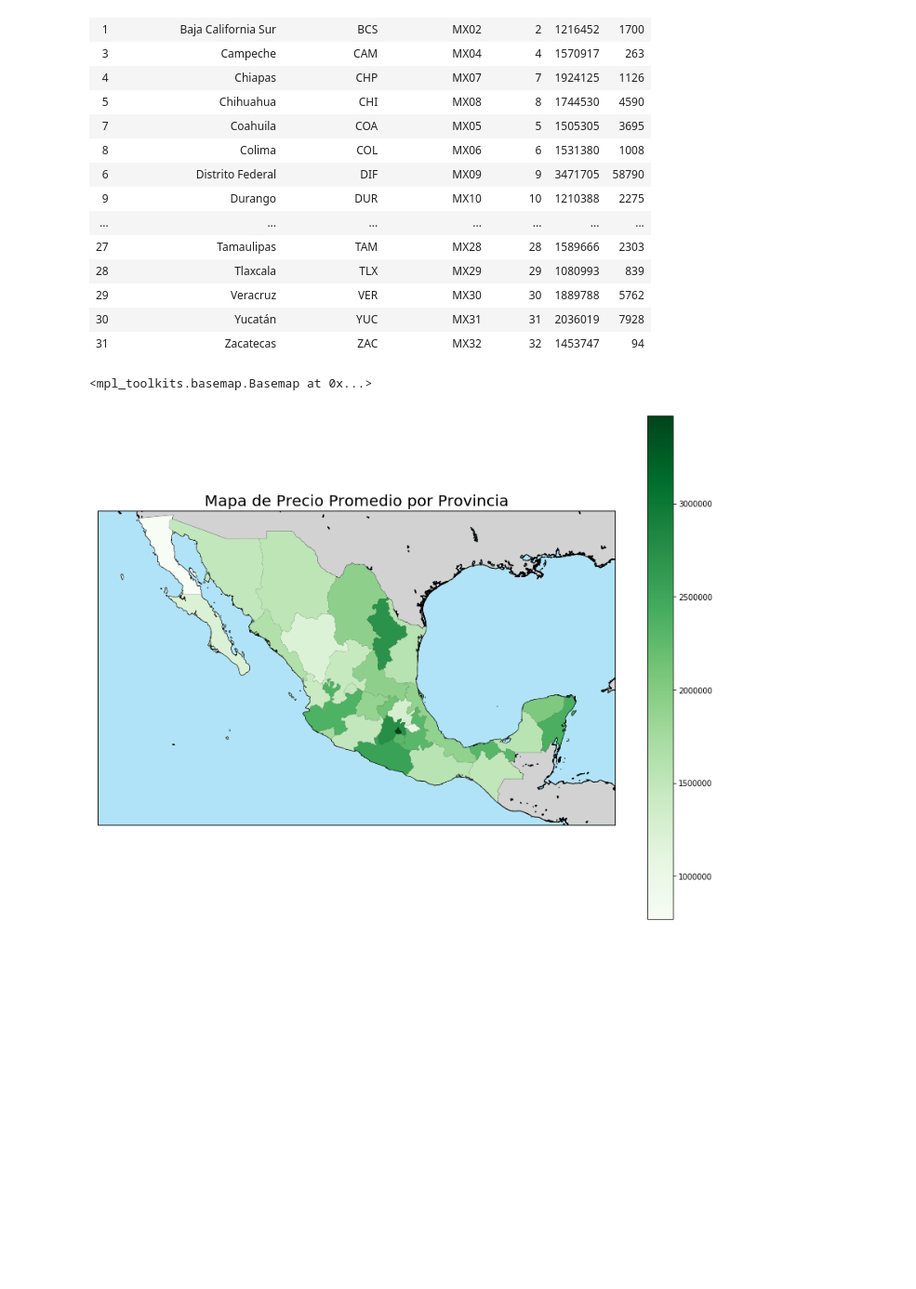
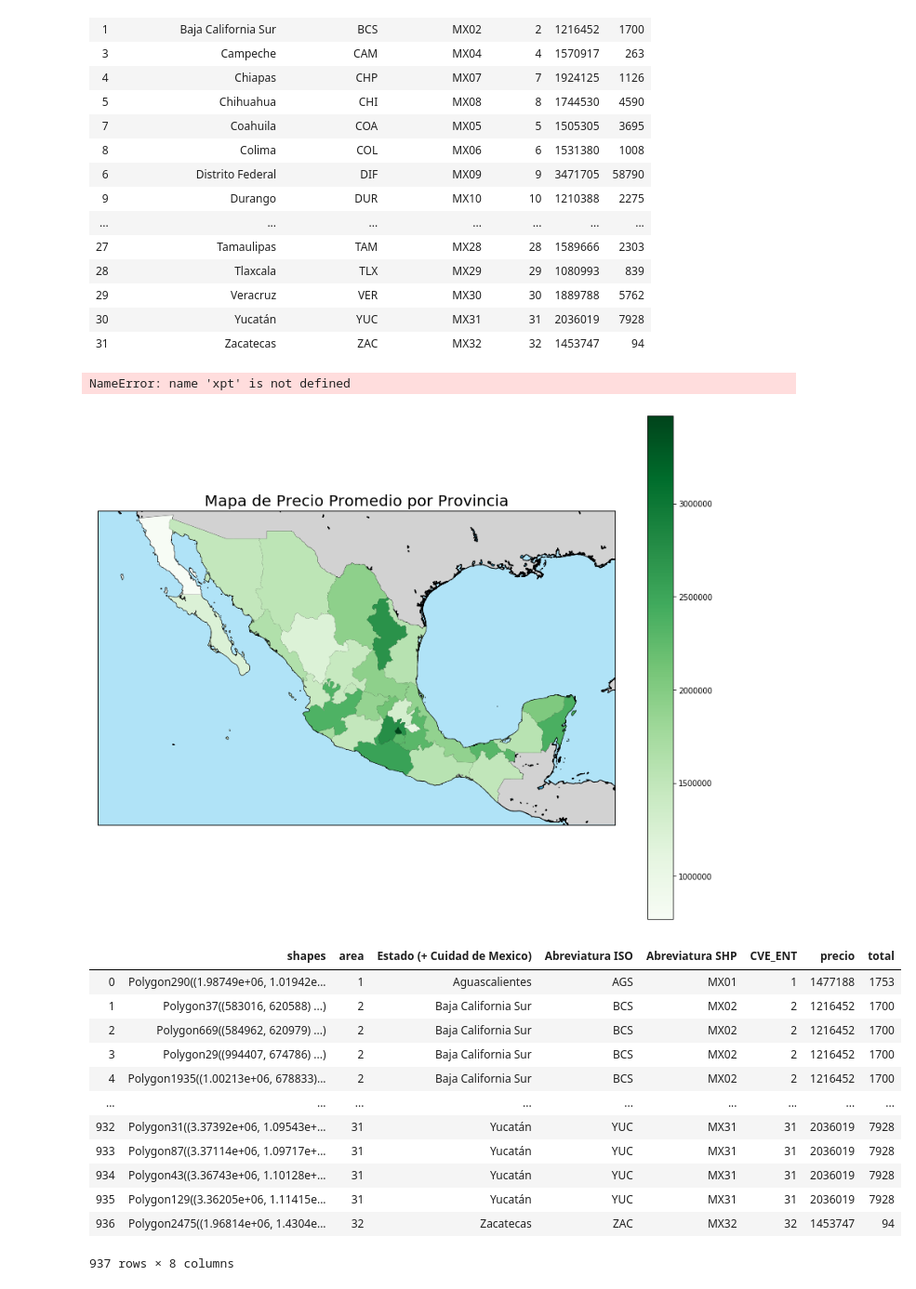
Before and after one commit to cessar5/7506_20192C, a Jupyter notebook: tp1.ipynb, the cells around one changed output. Shown at 93% size. Cells and saved outputs as stored; diff of their text form; code cells hidden in the pictures; blank space fills up the shorter version.

```diff
--- a/tp1.ipynb
+++ b/tp1.ipynb
@@ -1766,7 +1770,10 @@ m7.readshapefile('../data/shp/MEX_adm/MEX_adm1', 'areas')
 
 dfCodMexIso_mapa_grafico = pd.DataFrame({
         'shapes': [Polygon(np.array(shape), True) for shape in m7.areas],
-        'area': [area['ID_1'] for area in m7.areas_info]
+        'area': [area['ID_1'] for area in m7.areas_info],
+        'label': [area['NAME_1'] for area in m7.areas_info]
+
+
     })
 
 dfCodMexIso_mapa_grafico = dfCodMexIso_mapa_grafico.merge(dfCodMexIso_mapa, left_on='area' , right_on='CVE_ENT', how='left')
@@ -1785,7 +1792,26 @@ mapper.set_array(dfCodMexIso_mapa_grafico['precio'])
 plt.colorbar(mapper, shrink=0.4)
 plt.title("Mapa de Precio Promedio por Provincia", fontsize=20)
 
+plt.text(xpt+10000, ypt+5000, label)
+
+
 m7
 # %% [output]
-<mpl_toolkits.basemap.Basemap at 0x...>
+NameError: name 'xpt' is not defined
 [figure]
+# %%
+dfCodMexIso_mapa_grafico
+# %% [output]
+|  | shapes | area | Estado (+ Cuidad de Mexico) | Abreviatura ISO | Abreviatura SHP | CVE_ENT | precio | total |
+| 0 | Polygon290((1.98749e+06, 1.01942e... | 1 | Aguascalientes | AGS | MX01 | 1 | 1477188 | 1753 |
+| 1 | Polygon37((583016, 620588) ...) | 2 | Baja California Sur | BCS | MX02 | 2 | 1216452 | 1700 |
+| 2 | Polygon669((584962, 620979) ...) | 2 | Baja California Sur | BCS | MX02 | 2 | 1216452 | 1700 |
+| 3 | Polygon29((994407, 674786) ...) | 2 | Baja California Sur | BCS | MX02 | 2 | 1216452 | 1700 |
+| 4 | Polygon1935((1.00213e+06, 678833)... | 2 | Baja California Sur | BCS | MX02 | 2 | 1216452 | 1700 |
+| ... | ... | ... | ... | ... | ... | ... | ... | ... |
+| 932 | Polygon31((3.37392e+06, 1.09543e+... | 31 | Yucatán | YUC | MX31 | 31 | 2036019 | 7928 |
+| 933 | Polygon87((3.37114e+06, 1.09717e+... | 31 | Yucatán | YUC | MX31 | 31 | 2036019 | 7928 |
+| 934 | Polygon43((3.36743e+06, 1.10128e+... | 31 | Yucatán | YUC | MX31 | 31 | 2036019 | 7928 |
+| 935 | Polygon129((3.36205e+06, 1.11415e... | 31 | Yucatán | YUC | MX31 | 31 | 2036019 | 7928 |
+| 936 | Polygon2475((1.96814e+06, 1.4304e... | 32 | Zacatecas | ZAC | MX32 | 32 | 1453747 | 94 |
+937 rows × 8 columns
```
Also changed, not shown: parts of 11 cells of this notebook.
